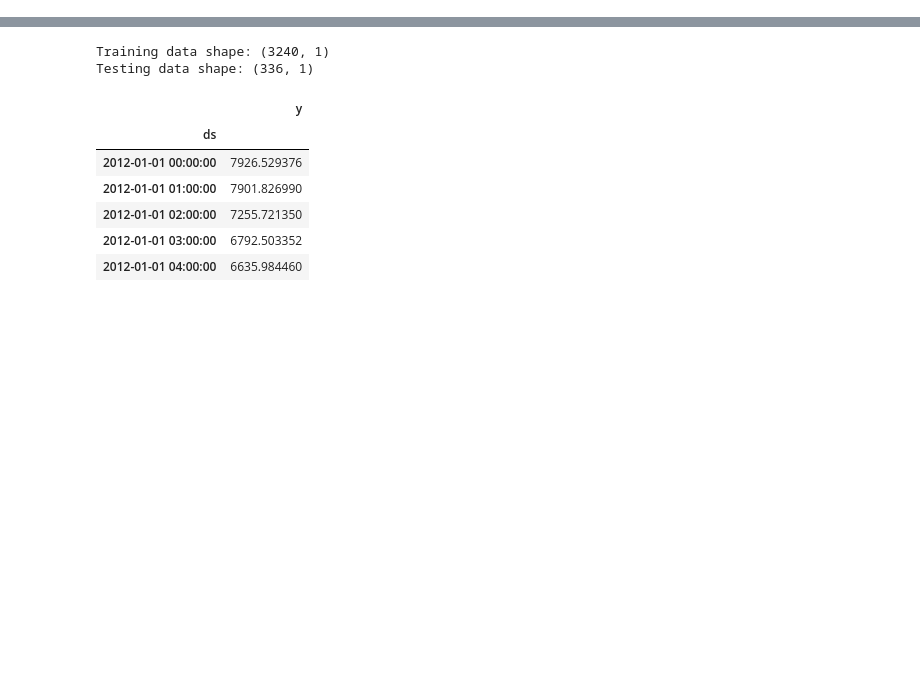
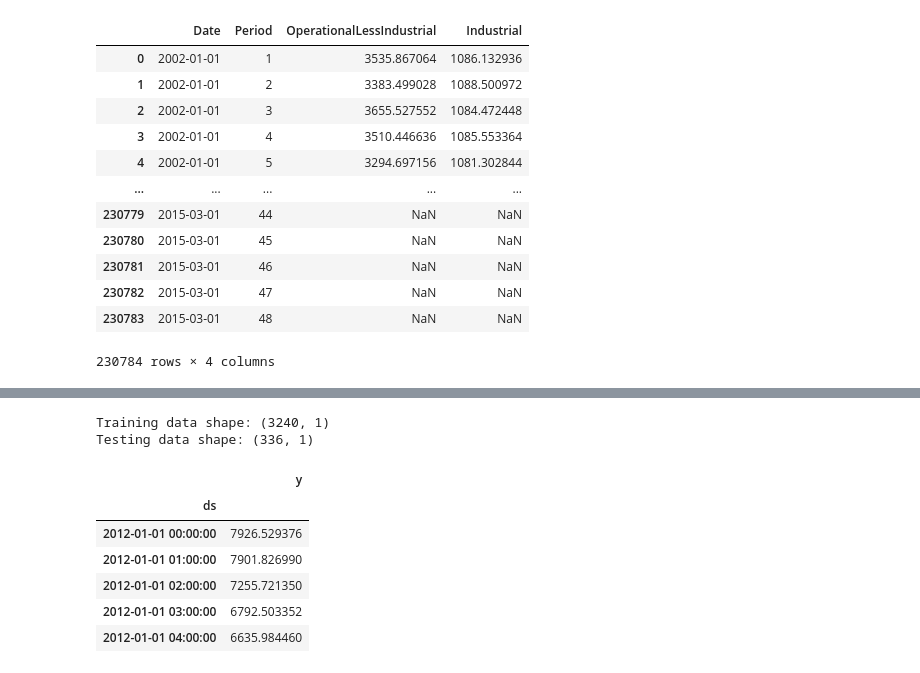
Before and after one commit to Vishnu912py/Resource-Demand-Forecasting, a Jupyter notebook: MSTL Decomposition/MSTL(using_electricity_dataset).ipynb, the cells around one changed output, grey strips where cells are left out. Cells and saved outputs as stored; diff of their text form; code cells hidden in the pictures; blank space fills up the shorter version.

```diff
--- a/MSTL Decomposition/MSTL(using_electricity_dataset).ipynb
+++ b/MSTL Decomposition/MSTL(using_electricity_dataset).ipynb
@@ -7,5 +25,20 @@ NameError: name 'pd' is not defined
 # %%
 df["Date"] = df["Date"].apply(
     lambda x: pd.Timestamp("1899-12-30") + pd.Timedelta(x, unit="days")
 )
-df["ds"] = df["Date"] + pd.to_timedelta((df["Period"] - 1) * 30, unit="m")
+
+df
+# %% [output]
+|  | Date | Period | OperationalLessIndustrial | Industrial |
+| 0 | 2002-01-01 | 1 | 3535.867064 | 1086.132936 |
+| 1 | 2002-01-01 | 2 | 3383.499028 | 1088.500972 |
+| 2 | 2002-01-01 | 3 | 3655.527552 | 1084.472448 |
+| 3 | 2002-01-01 | 4 | 3510.446636 | 1085.553364 |
+| 4 | 2002-01-01 | 5 | 3294.697156 | 1081.302844 |
+| ... | ... | ... | ... | ... |
+| 230779 | 2015-03-01 | 44 | NaN | NaN |
+| 230780 | 2015-03-01 | 45 | NaN | NaN |
+| 230781 | 2015-03-01 | 46 | NaN | NaN |
+| 230782 | 2015-03-01 | 47 | NaN | NaN |
+| 230783 | 2015-03-01 | 48 | NaN | NaN |
+230784 rows × 4 columns
```
Also changed, not shown: parts of 8 cells of this notebook.
